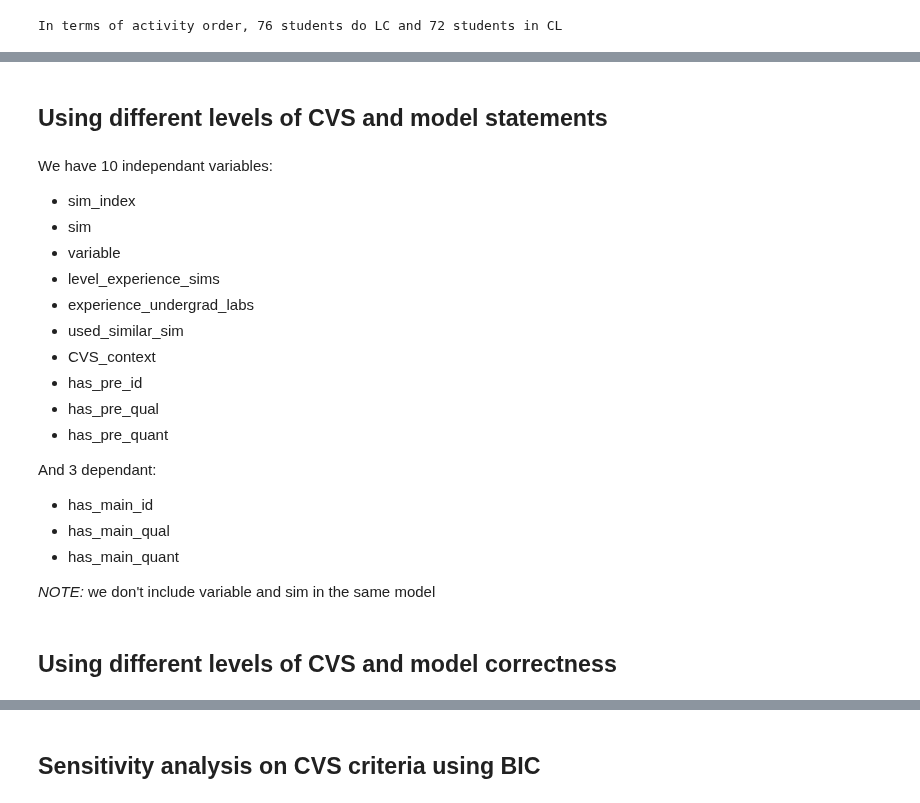
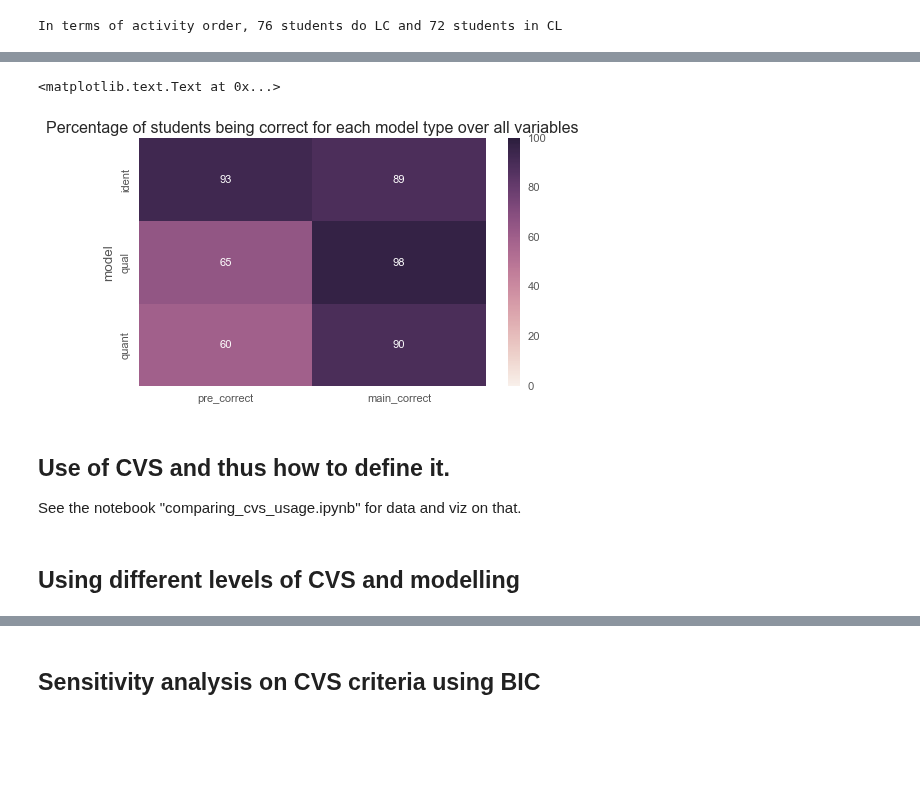
Before and after one commit to jmassall/inquiry_virtualLabs_study, a Jupyter notebook: analysis/storyline_journal_paper.ipynb, the cells around one changed output, grey strips where cells are left out. Cells and saved outputs as stored; diff of their text form; code cells hidden in the pictures; blank space fills up the shorter version.

```diff
--- a/analysis/storyline_journal_paper.ipynb
+++ b/analysis/storyline_journal_paper.ipynb
@@ -294,24 +306,11 @@ d
+# %%
+sns.heatmap(table[['pre_correct','main_correct']],annot=True,vmin=0, vmax=100)
+plt.title("Percentage of students being correct for each model type over all variables")
+# %% [output]
+<matplotlib.text.Text at 0x...>
+[figure, added]
+# %% [markdown]
+## Use of CVS and thus how to define it.
+See the notebook "comparing_cvs_usage.ipynb" for data and viz on that.
 # %% [markdown]
-## Using different levels of CVS and model statements
+## Using different levels of CVS and modelling
-# %% [markdown]
-We have 10 independant variables:
-* sim_index
-* sim
-* variable
-* level_experience_sims
-* experience_undergrad_labs
-* used_similar_sim
-* CVS_context
-* has_pre_id
-* has_pre_qual
-* has_pre_quant
-
-And 3 dependant:
-* has_main_id
-* has_main_qual
-* has_main_quant
-
-
-*NOTE:* we don't include variable and sim in the same model
-# %% [markdown]
-## Using different levels of CVS and model correctness
```
Also changed, not shown: parts of 26 cells of this notebook.
